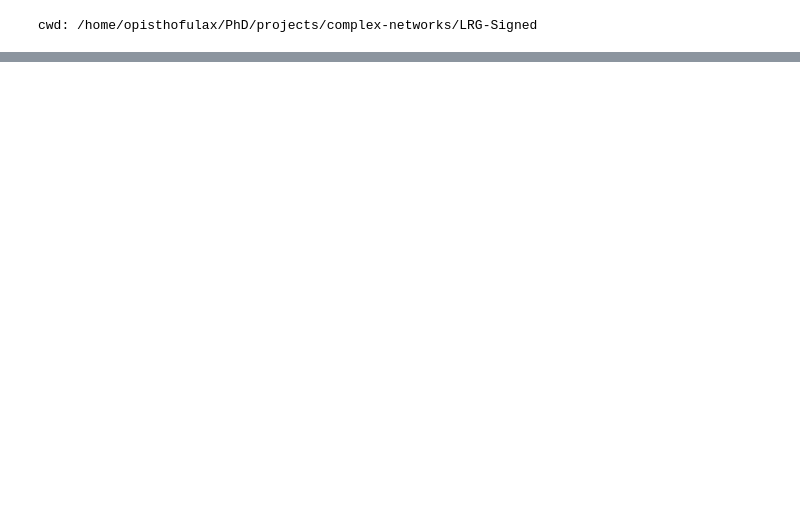
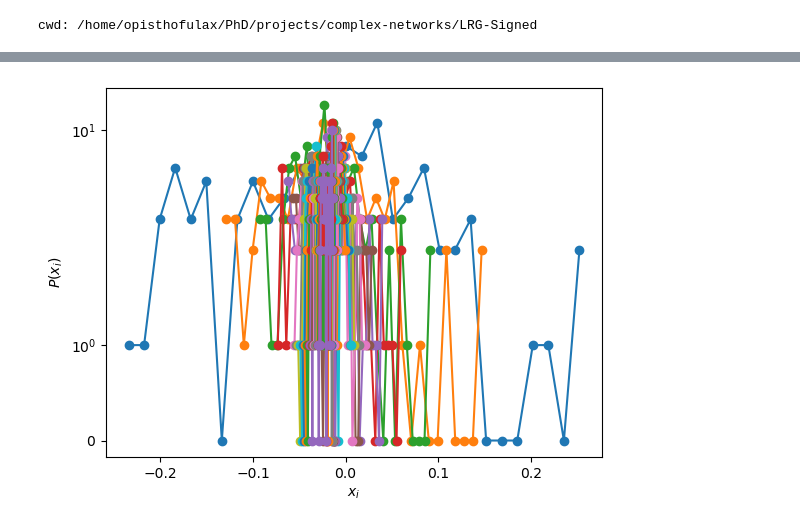
Before and after one commit to giulioiannelli/lrgsglib-public, a Jupyter notebook: notebooks/simulation_lattice.ipynb, the cells around one changed output, grey strips where cells are left out. Saved outputs shown, nothing was run; the diff lists cells and outputs as text; code cells hidden in the pictures; blank space fills up the shorter version.

```diff
--- a/notebooks/simulation_lattice.ipynb
+++ b/notebooks/simulation_lattice.ipynb
@@ -63,0 +80,9 @@ for t in range(100):
+# %%
+if initial_cond == 'uniform_1':
+    status_array = np.ones(L**2)/L**2
+elif initial_cond == 'delta_1':
+    status_array = np.zeros(L**2)
+    status_array[coord1] = L**2
+elif initial_cond == 'gauss_1':
+    status_array = np.random.normal(0, 1/L, L**2)
+status_array
@@ -63,0 +110,22 @@ for t in range(100):
+# %%
+status_distributionp = {}
+status_distributionx = {}
+for t in range(T_STEPS*no_obs):
+    status_array = status_array - Deltat*(lapl@status_array)
+    if ((t) % sampling == 0):
+        print(t, np.mean(status_array), np.var(status_array))
+        hist, bins = np.histogram(status_array, bins=30)
+        center = (bins[:-1] + bins[1:]) / 2
+        status_distributionp[t] = np.column_stack([center, hist])
+        status_distributionx[t] = np.column_stack([np.array(range(len(status_array))), status_array])
+        # plt.hist(status_array, bins=30, range=[-3, 3])
+    #     hist, bins = np.histogram(status_array, bins=20)
+    #     center = (bins[:-1] + bins[1:]) / 2
+    #     # plt.plot(center, hist, 'o-', label=fr"$t={t:g}$")
+# plt.hist(status_array, bins=20)
+# bhbwp, bhbwn = symlog_binning(status_array, binnum=50)
+# if bhbwp:
+#     plt.plot(bhbwp[0], bhbwp[1], label=fr"$t={t+1}$")
+# if bhbwn:
+#     plt.plot(bhbwn[0], bhbwn[1], color=plt.gca().lines[-1].get_color())
+edges
@@ -63,0 +150,9 @@ for t in range(100):
+# %%
+for k, v in status_distributionp.items():
+    plt.plot(v[:, 0], v[:, 1], 'o-', label=fr"$t={t:g}$")
+plt.xlabel(r"$x_i$")
+plt.ylabel(r"$P(x_i)$")
+plt.yscale('symlog')
+# plt.xscale('log')
+# %% [output]
+[figure, added]
```
Also changed, not shown: parts of 16 cells of this notebook, 3 other files.
